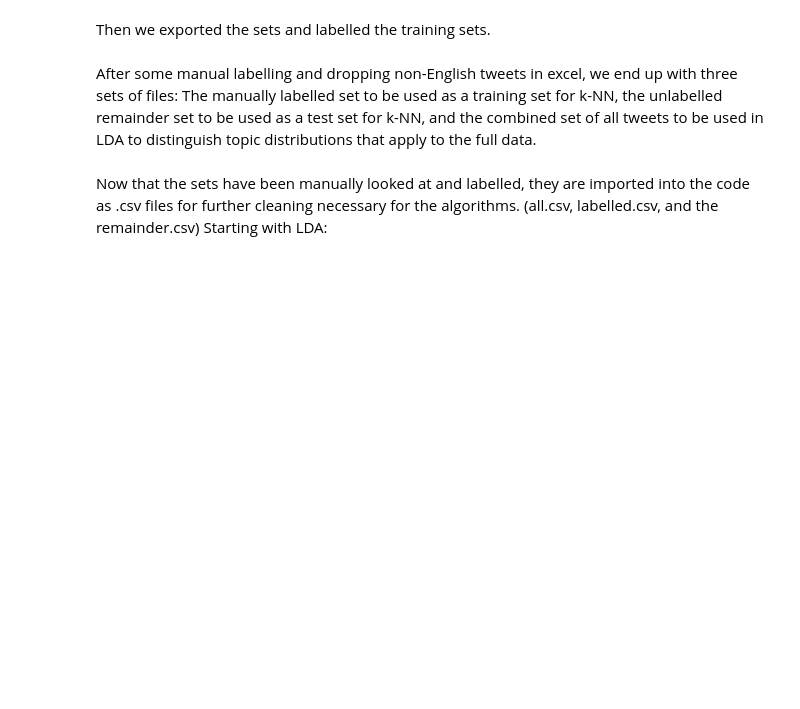
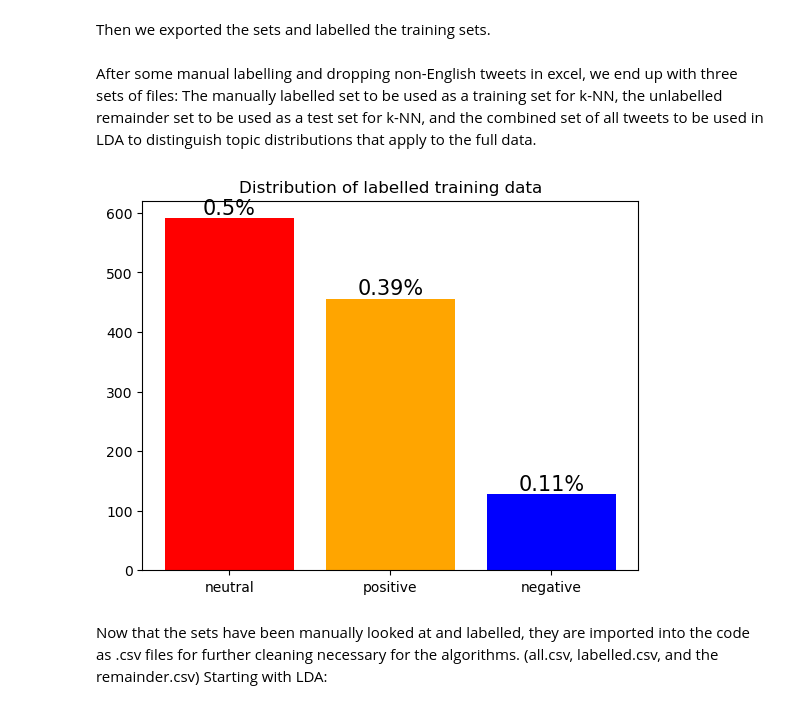
Before and after one commit to embarbos/natural-language-processing-twitter-data, a Jupyter notebook: group_19_final.ipynb, the cells around one changed output. Saved outputs shown, nothing was run; the diff lists cells and outputs as text; code cells hidden in the pictures; blank space fills up the shorter version.

```diff
--- a/group_19_final.ipynb
+++ b/group_19_final.ipynb
@@ -125,6 +125,31 @@ Then we exported the sets and labelled the training sets.
 # remainderdf.to_csv('remainder.csv',encoding='utf-8-sig', header=None)
 # %% [markdown]
 After some manual labelling and dropping non-English tweets in excel, we end up with three sets of files: The manually labelled set to be used as a training set for k-NN, the unlabelled remainder set to be used as a test set for k-NN, and the combined set of all tweets to be used in LDA to distinguish topic distributions that apply to the full data.
+# %%
+# read the labelled training data
+labelled = pd.read_csv('labelled.csv',header=None)
+# make bar plot
+freq = np.array(np.unique(labelled.iloc[:,2], return_counts=True)).T
+freq_data = sorted(
+                    [(name, float(val)) for name, val in freq],
+                     key=lambda x:x[1],
+                     reverse=True
+                    )
+
+colors_list = ['Red', 'Orange', 'Blue']
+p1 = plt.bar(*zip(*freq_data), color=colors_list)
+
+n = len(labelled.iloc[:,2])
+for rect1 in p1:
+    height = rect1.get_height()
+    plt.annotate("{}%".format(round(height/n, 2)), (rect1.get_x() + rect1.get_width()/2,
+                                        height+.05), ha="center", va="bottom", fontsize=15)
+
+# add title for plots
+plt.title('Distribution of labelled training data')
+plt.show()
+# %% [output]
+[figure, added]
 # %% [markdown]
 Now that the sets have been manually looked at and labelled, they are imported into the code as .csv files for further cleaning necessary for the algorithms. (all.csv, labelled.csv, and the remainder.csv) Starting with LDA:
 # %%
```
Also changed, not shown: parts of 11 cells of this notebook.
